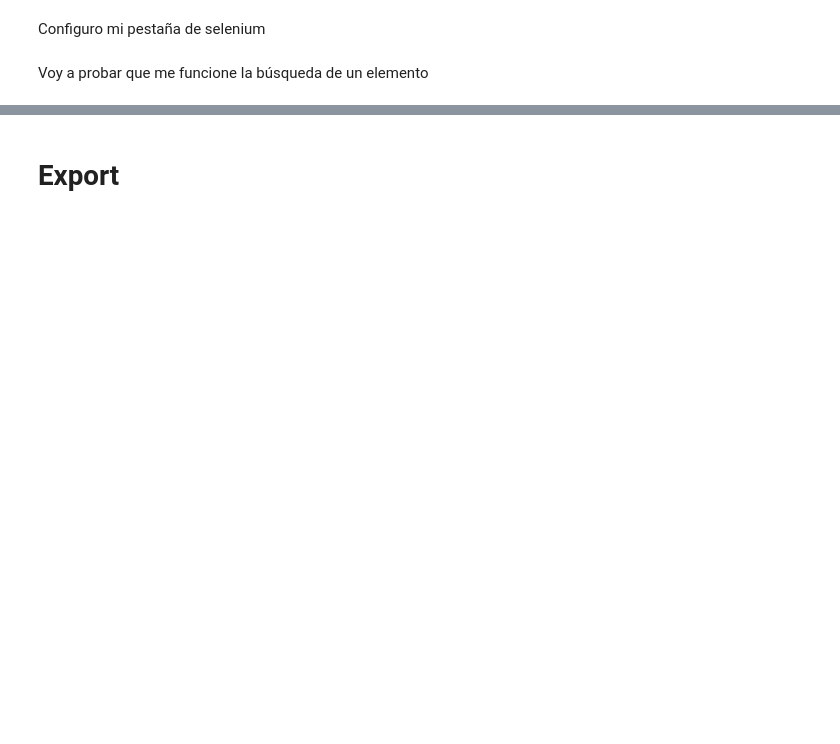
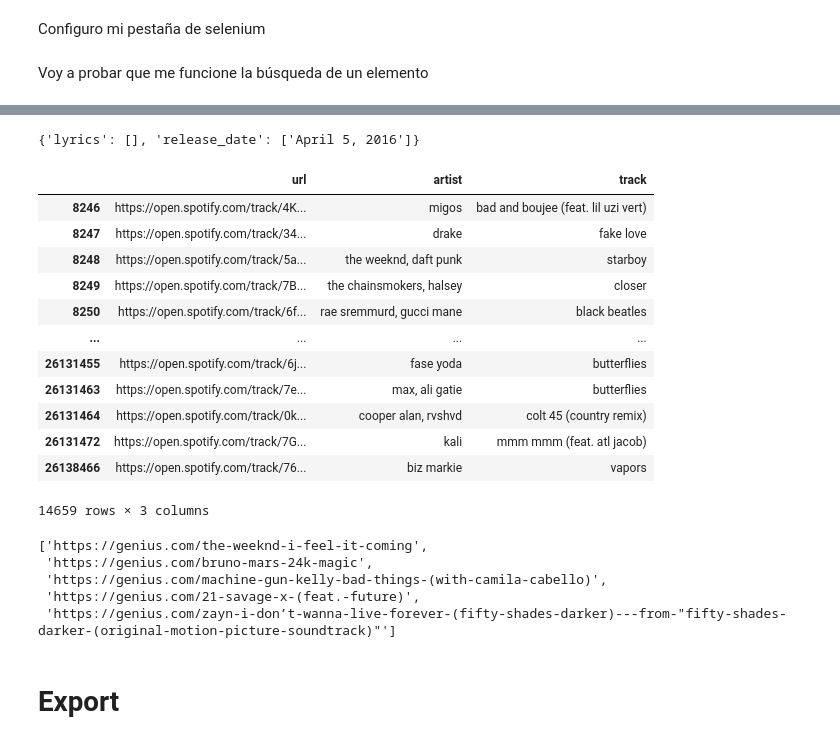
Before and after one commit to annassanchez/ETL_project, a Jupyter notebook: notebooks/4-scraping_genius.ipynb, the cells around one changed output, grey strips where cells are left out. Drawn from its saved outputs; the diff is of its cells as text; code cells hidden in the pictures; blank space fills up the shorter version.

```diff
--- a/notebooks/4-scraping_genius.ipynb
+++ b/notebooks/4-scraping_genius.ipynb
@@ -145,3 +243,34 @@ canciones
+# %%
+canciones
+# %% [output]
+{'lyrics': [], 'release_date': ['April 5, 2016']}
+# %%
+tracks
+# %% [output]
+|  | url | artist | track |
+| 8246 | https://open.spotify.com/track/4K... | migos | bad and boujee (feat. lil uzi vert) |
+| 8247 | https://open.spotify.com/track/34... | drake | fake love |
+| 8248 | https://open.spotify.com/track/5a... | the weeknd, daft punk | starboy |
+| 8249 | https://open.spotify.com/track/7B... | the chainsmokers, halsey | closer |
+| 8250 | https://open.spotify.com/track/6f... | rae sremmurd, gucci mane | black beatles |
+| ... | ... | ... | ... |
+| 26131455 | https://open.spotify.com/track/6j... | fase yoda | butterflies |
+| 26131463 | https://open.spotify.com/track/7e... | max, ali gatie | butterflies |
+| 26131464 | https://open.spotify.com/track/0k... | cooper alan, rvshvd | colt 45 (country remix) |
+| 26131472 | https://open.spotify.com/track/7G... | kali | mmm mmm (feat. atl jacob) |
+| 26138466 | https://open.spotify.com/track/76... | biz markie | vapors |
+14659 rows × 3 columns
+# %%
+urls = []
+for index, row in tracks.iterrows():
+    urls.append(f"https://genius.com/{row['artist'].split(',')[0].replace(' ','-')}-{row['track'].replace(' ','-')}")
+urls[10:15]
+# %% [output]
+['https://genius.com/the-weeknd-i-feel-it-coming',
+ 'https://genius.com/bruno-mars-24k-magic',
+ 'https://genius.com/machine-gun-kelly-bad-things-(with-camila-cabello)',
+ 'https://genius.com/21-savage-x-(feat.-future)',
+ 'https://genius.com/zayn-i-don’t-wanna-live-forever-(fifty-shades-darker)---from-"fifty-shades-darker-(original-motion-picture-soundtrack)"']
 # %% [markdown]
 # Export
 # %%
```
Also changed, not shown: parts of 17 cells of this notebook.
